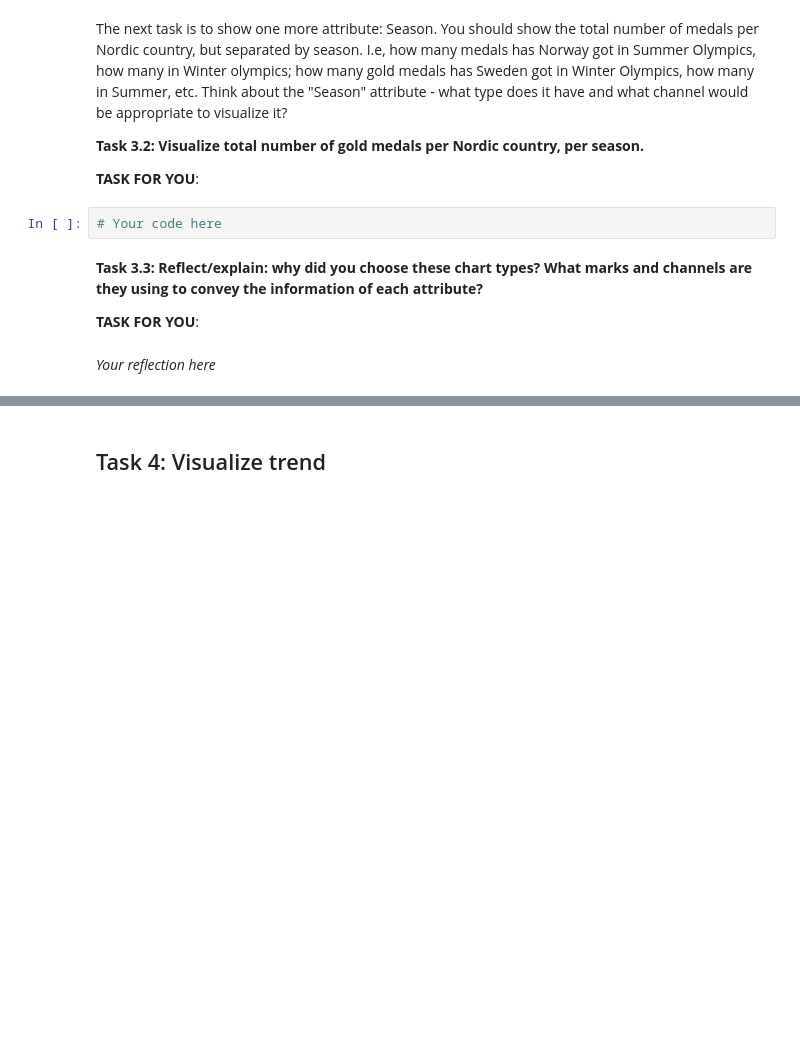
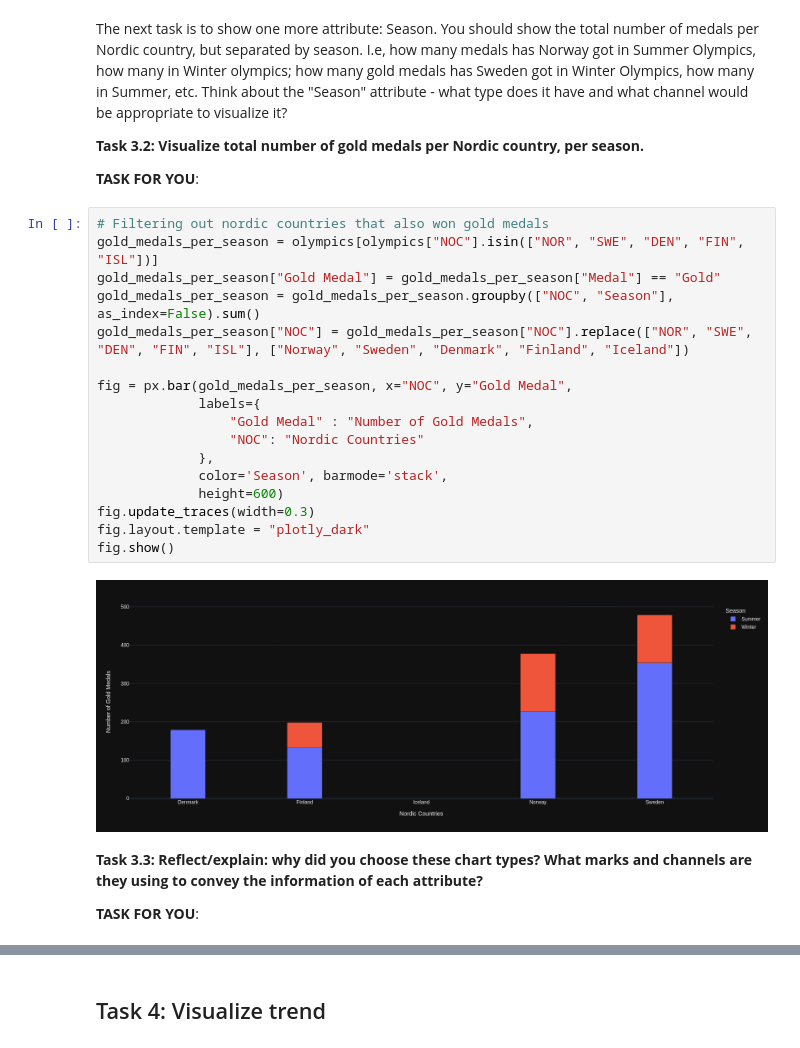
Before and after one commit to Pipe-Runner/ntnu-dpnv-assignment-2, a Jupyter notebook: notebooks/notebook_1.ipynb, the cells around one changed output, grey strips where cells are left out. Saved outputs shown, nothing was run; the diff lists cells and outputs as text; blank space fills up the shorter version.

```diff
--- a/notebooks/notebook_1.ipynb
+++ b/notebooks/notebook_1.ipynb
@@ -130,11 +175,26 @@ The next task is to show one more attribute: Season. You should show the total n
 **Task 3.2: Visualize total number of gold medals per Nordic country, per season.**
 
 **TASK FOR YOU**:
-# %%
-# Your code here
+# %%
+# Filtering out nordic countries that also won gold medals
+gold_medals_per_season = olympics[olympics["NOC"].isin(["NOR", "SWE", "DEN", "FIN", "ISL"])]
+gold_medals_per_season["Gold Medal"] = gold_medals_per_season["Medal"] == "Gold"
+gold_medals_per_season = gold_medals_per_season.groupby(["NOC", "Season"], as_index=False).sum()
+gold_medals_per_season["NOC"] = gold_medals_per_season["NOC"].replace(["NOR", "SWE", "DEN", "FIN", "ISL"], ["Norway", "Sweden", "Denmark", "Finland", "Iceland"])
+
+fig = px.bar(gold_medals_per_season, x="NOC", y="Gold Medal",
+             labels={
+                 "Gold Medal" : "Number of Gold Medals",
+                 "NOC": "Nordic Countries"
+             },
+             color='Season', barmode='stack',
+             height=600)
+fig.update_traces(width=0.3)
+fig.layout.template = "plotly_dark"
+fig.show()
+# %% [output]
+[figure, added]
 # %% [markdown]
 **Task 3.3: Reflect/explain: why did you choose these chart types? What marks and channels are they using to convey the information of each attribute?**
 
 **TASK FOR YOU**:
-# %% [markdown]
-*Your reflection here*
```
Also changed, not shown: parts of 24 cells of this notebook, 1 other file.
